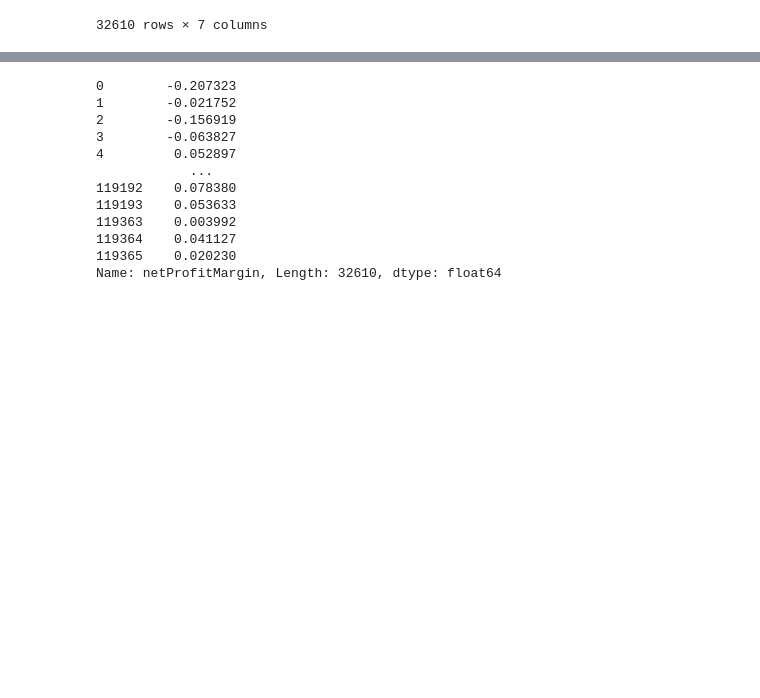
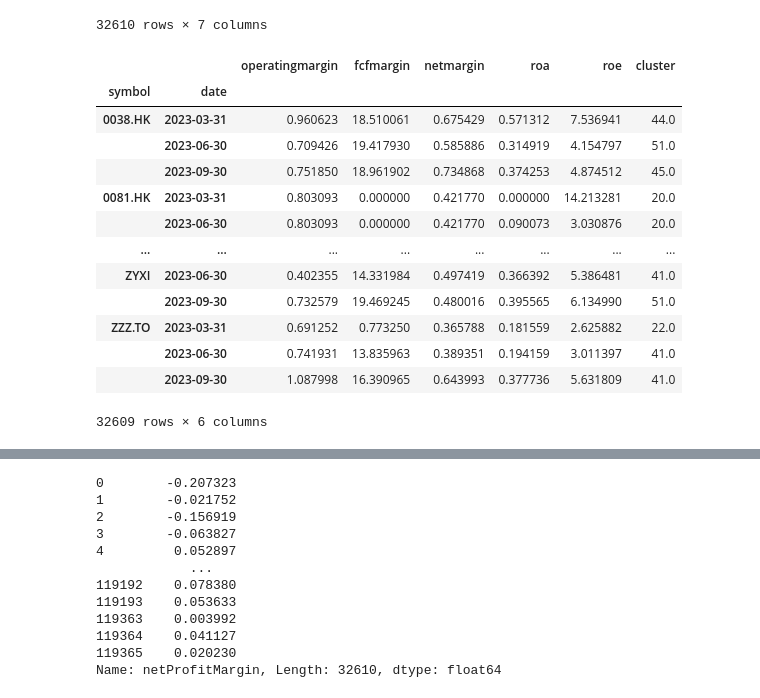
Before and after one commit to Michiel-DK/finance, a Jupyter notebook: notebooks/clustering.ipynb, the cells around one changed output, grey strips where cells are left out. Saved outputs shown, nothing was run; the diff lists cells and outputs as text; code cells hidden in the pictures; blank space fills up the shorter version.

```diff
--- a/notebooks/clustering.ipynb
+++ b/notebooks/clustering.ipynb
@@ -171,6 +171,23 @@ df[moats]
 | 119364 | OBGRF | 0.056256 | 2022-12-31 | 0.279388 | 0.041127 | 0.015429 | ... |
 | 119365 | OBGRF | 0.043879 | 2022-09-30 | 0.137424 | 0.020230 | 0.007585 | ... |
 32610 rows × 7 columns
+# %%
+moat.groupby(['symbol', 'date']).mean()
+# %% [output]
+|  |  | operatingmargin | fcfmargin | netmargin | roa | roe | cluster |
+| symbol | date |  |  |  |  |  |  |
+| 0038.HK | 2023-03-31 | 0.960623 | 18.510061 | 0.675429 | 0.571312 | 7.536941 | 44.0 |
+|  | 2023-06-30 | 0.709426 | 19.417930 | 0.585886 | 0.314919 | 4.154797 | 51.0 |
+|  | 2023-09-30 | 0.751850 | 18.961902 | 0.734868 | 0.374253 | 4.874512 | 45.0 |
+| 0081.HK | 2023-03-31 | 0.803093 | 0.000000 | 0.421770 | 0.000000 | 14.213281 | 20.0 |
+|  | 2023-06-30 | 0.803093 | 0.000000 | 0.421770 | 0.090073 | 3.030876 | 20.0 |
+| ... | ... | ... | ... | ... | ... | ... | ... |
+| ZYXI | 2023-06-30 | 0.402355 | 14.331984 | 0.497419 | 0.366392 | 5.386481 | 41.0 |
+|  | 2023-09-30 | 0.732579 | 19.469245 | 0.480016 | 0.395565 | 6.134990 | 51.0 |
+| ZZZ.TO | 2023-03-31 | 0.691252 | 0.773250 | 0.365788 | 0.181559 | 2.625882 | 22.0 |
+|  | 2023-06-30 | 0.741931 | 13.835963 | 0.389351 | 0.194159 | 3.011397 | 41.0 |
+|  | 2023-09-30 | 1.087998 | 16.390965 | 0.643993 | 0.377736 | 5.631809 | 41.0 |
+32609 rows × 6 columns
 # %%
 ss = StandardScaler()
 
```
Also changed, not shown: parts of 11 cells of this notebook, 2 other files.
